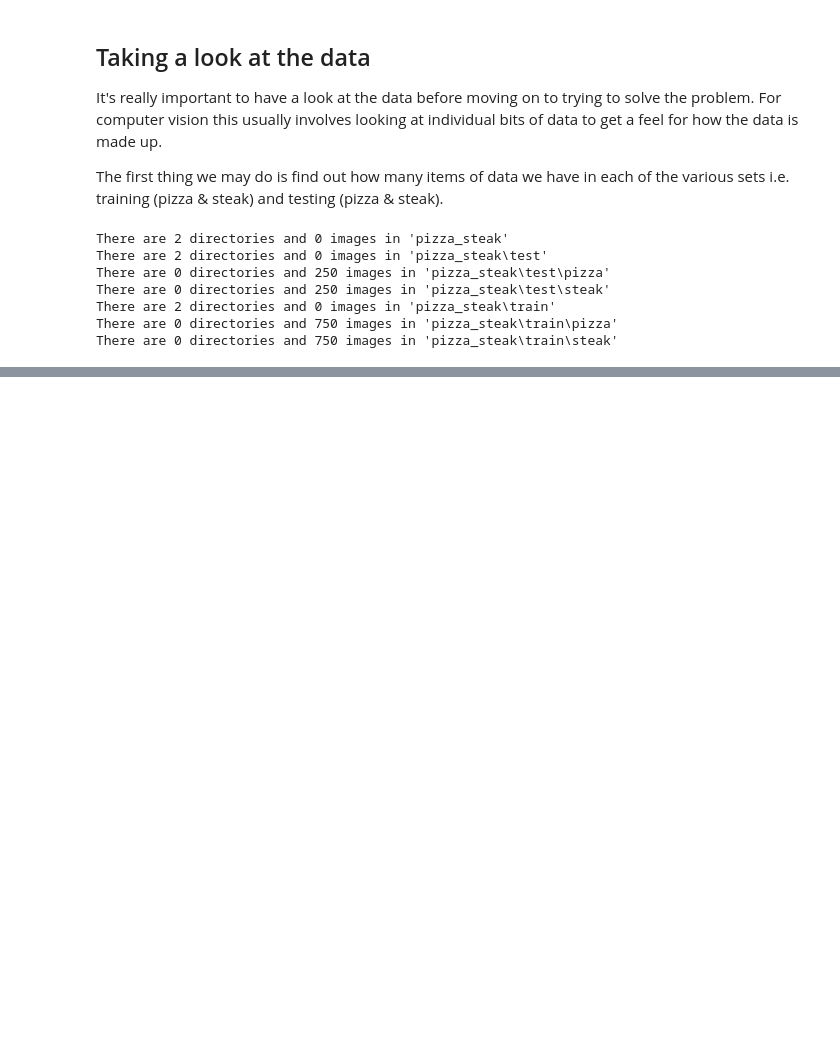
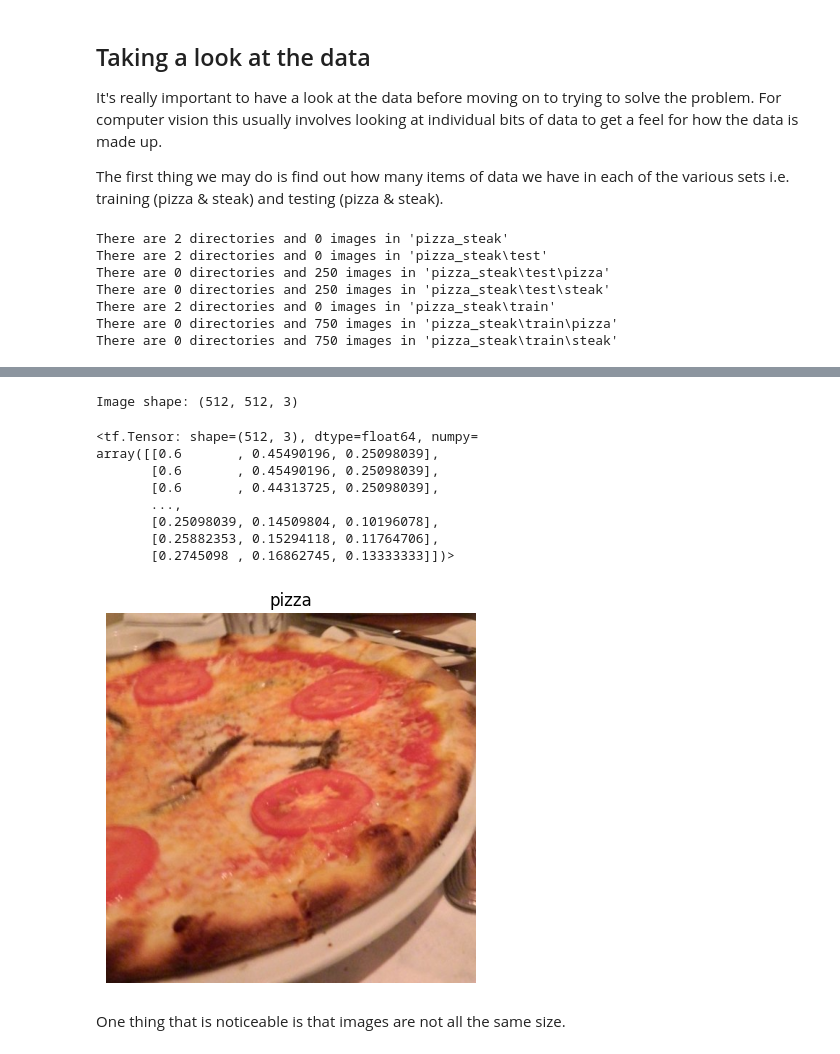
Before and after one commit to 4igeek/TensorFlow, a Jupyter notebook: Computer Vision & CNN/ConvolutionalNeuralNetwork.ipynb, the cells around one changed output, grey strips where cells are left out. Saved outputs shown, nothing was run; the diff lists cells and outputs as text; code cells hidden in the pictures; blank space fills up the shorter version.

```diff
--- a/Computer Vision & CNN/ConvolutionalNeuralNetwork.ipynb
+++ b/Computer Vision & CNN/ConvolutionalNeuralNetwork.ipynb
@@ -102,0 +120,40 @@ We can see from the output above that we have 250 test images (each) of both ste
+# %%
+import matplotlib.pyplot as plt
+import matplotlib.image as mpimg
+import random
+
+def print_random_image(target_dir, target_class):
+    target_folder = target_dir + target_class
+
+    # Get random path for an image.
+    random_image = random.sample(os.listdir(target_folder), 1)
+
+    # Get the image ready for matplotlib
+    img = mpimg.imread(target_folder + "/" + random_image[0])
+    plt.imshow(img)
+    plt.title(target_class)
+    plt.axis("off")
+
+    print(f"Image shape: {img.shape}")
+    return img
+# %%
+img = print_random_image(target_dir = "pizza_steak/train/", target_class = "pizza")
+
+# Normalise the image
+img = img /255.
+
+# Convert the image received from print_random_image() into a tensor
+tf.constant(img)[0] # Inspect the first value
+# %% [output]
+Image shape: (512, 512, 3)
+<tf.Tensor: shape=(512, 3), dtype=float64, numpy=
+array([[0.6       , 0.45490196, 0.25098039],
+       [0.6       , 0.45490196, 0.25098039],
+       [0.6       , 0.44313725, 0.25098039],
+       ...,
+       [0.25098039, 0.14509804, 0.10196078],
+       [0.25882353, 0.15294118, 0.11764706],
+       [0.2745098 , 0.16862745, 0.13333333]])>
+[figure, added]
+# %% [markdown]
+One thing that is noticeable is that images are not all the same size.
```
Also changed, not shown: parts of 4 cells of this notebook.
